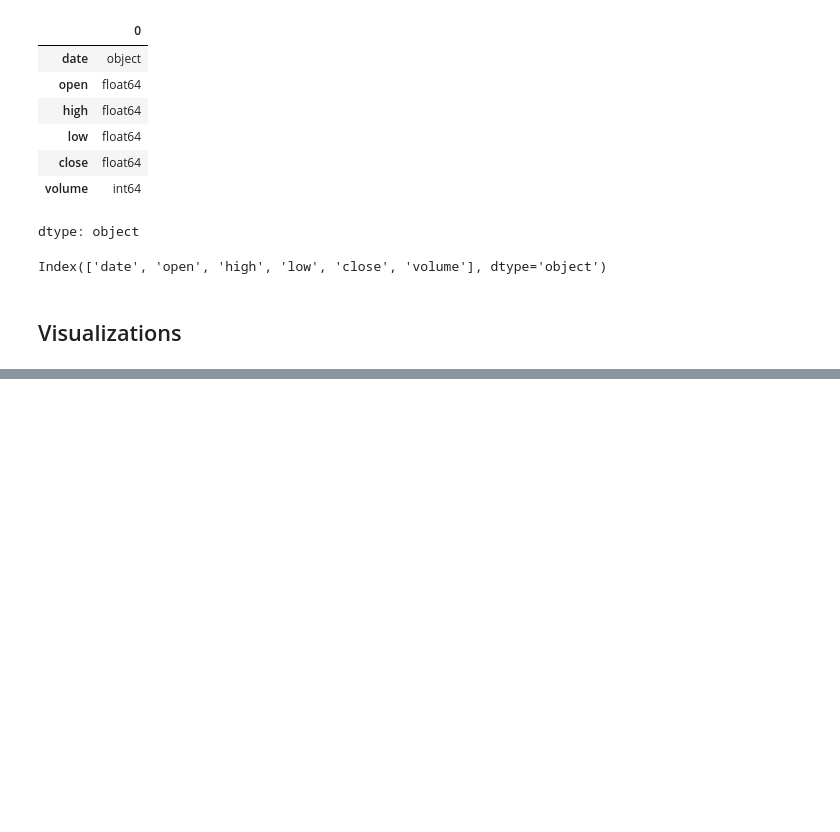
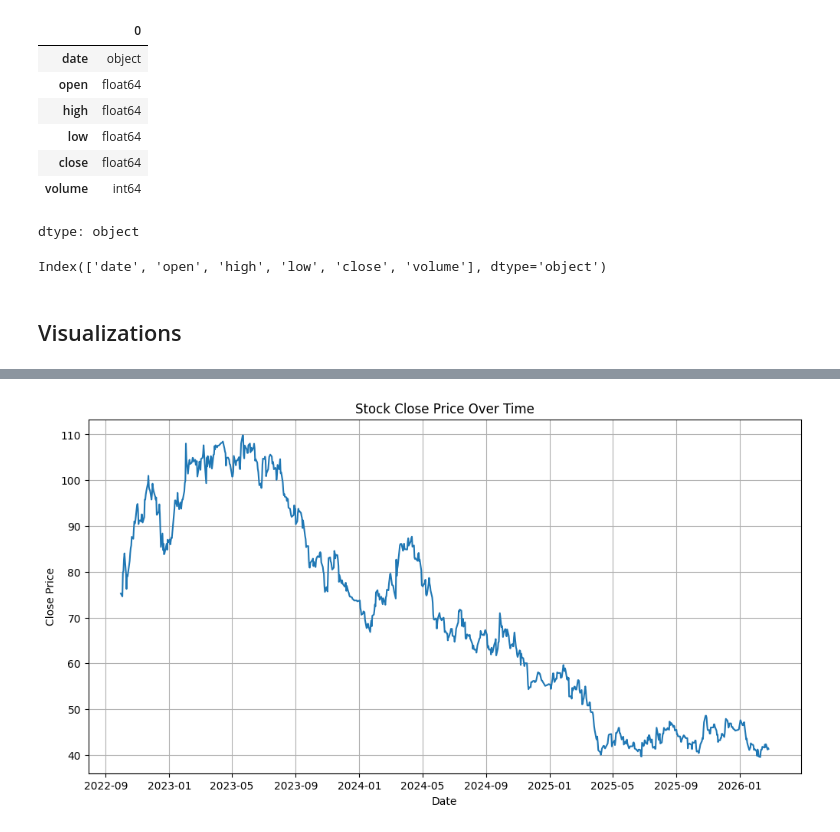
Before and after one commit to kxrrym03/Porsche-Stock-Data, a Jupyter notebook: Porsche_Stock_Analysis.ipynb, the cells around one changed output, grey strips where cells are left out. Cells and saved outputs as stored; diff of their text form; code cells hidden in the pictures; blank space fills up the shorter version.

```diff
--- a/Porsche_Stock_Analysis.ipynb
+++ b/Porsche_Stock_Analysis.ipynb
@@ -98,0 +111,10 @@ Index(['date', 'open', 'high', 'low', 'close', 'volume'], dtype='object')
+# %%
+plt.figure(figsize=(12, 6))
+sns.lineplot(x='date', y='close', data=df)
+plt.title('Stock Close Price Over Time')
+plt.xlabel('Date')
+plt.ylabel('Close Price')
+plt.grid(True)
+plt.show()
+# %% [output]
+[figure, added]
```
Also changed, not shown: parts of 17 cells of this notebook.
